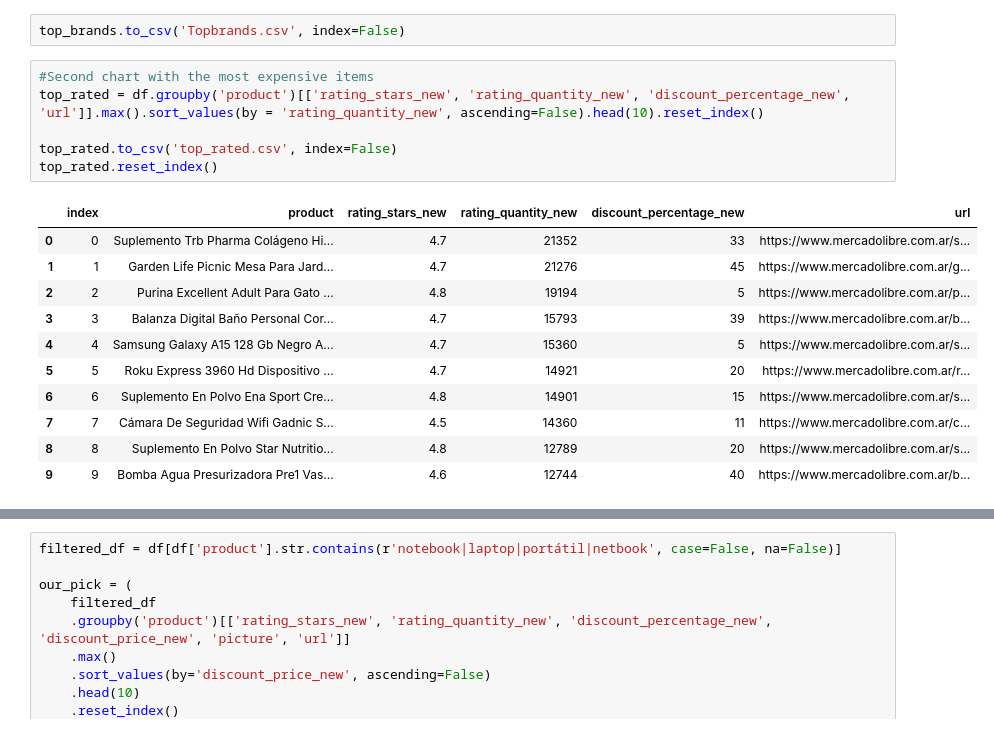
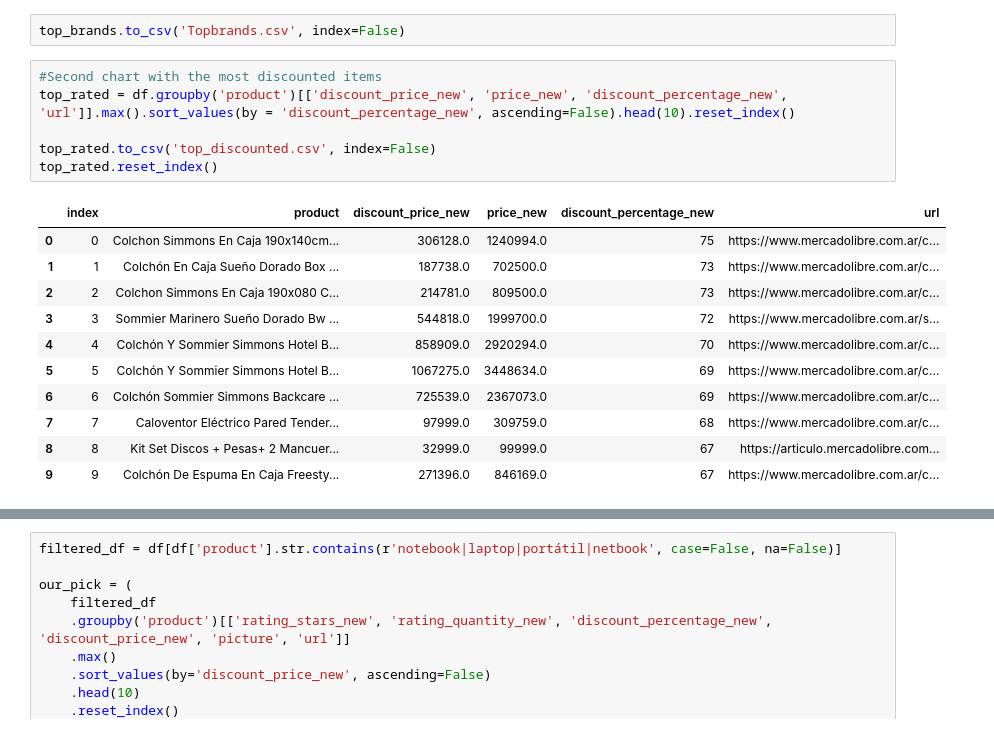
Before and after one commit to santimaestri/Ole-Recomendados, a Jupyter notebook: Topbrands.ipynb, the cells around one changed output, grey strips where cells are left out. Saved outputs shown, nothing was run; the diff lists cells and outputs as text.

```diff
--- a/Topbrands.ipynb
+++ b/Topbrands.ipynb
@@ -21,20 +29,20 @@ top_brands = df.groupby('brand')['product'].nunique().sort_values(ascending=Fals
 # %%
 top_brands.to_csv('Topbrands.csv', index=False)
 # %%
-#Second chart with the most expensive items
-top_rated = df.groupby('product')[['rating_stars_new', 'rating_quantity_new', 'discount_percentage_new', 'url']].max().sort_values(by = 'rating_quantity_new', ascending=False).head(10).reset_index()
+#Second chart with the most discounted items
+top_rated = df.groupby('product')[['discount_price_new', 'price_new', 'discount_percentage_new', 'url']].max().sort_values(by = 'discount_percentage_new', ascending=False).head(10).reset_index()
 
-top_rated.to_csv('top_rated.csv', index=False)
+top_rated.to_csv('top_discounted.csv', index=False)
 top_rated.reset_index()
 # %% [output]
-|  | index | product | rating_stars_new | rating_quantity_new | discount_percentage_new | url |
-| 0 | 0 | Suplemento Trb Pharma Colágeno Hi... | 4.7 | 21352 | 33 | https://www.mercadolibre.com.ar/s... |
-| 1 | 1 | Garden Life Picnic Mesa Para Jard... | 4.7 | 21276 | 45 | https://www.mercadolibre.com.ar/g... |
-| 2 | 2 | Purina Excellent Adult Para Gato ... | 4.8 | 19194 | 5 | https://www.mercadolibre.com.ar/p... |
-| 3 | 3 | Balanza Digital Baño Personal Cor... | 4.7 | 15793 | 39 | https://www.mercadolibre.com.ar/b... |
-| 4 | 4 | Samsung Galaxy A15 128 Gb Negro A... | 4.7 | 15360 | 5 | https://www.mercadolibre.com.ar/s... |
-| 5 | 5 | Roku Express 3960 Hd Dispositivo ... | 4.7 | 14921 | 20 | https://www.mercadolibre.com.ar/r... |
-| 6 | 6 | Suplemento En Polvo Ena Sport Cre... | 4.8 | 14901 | 15 | https://www.mercadolibre.com.ar/s... |
-| 7 | 7 | Cámara De Seguridad Wifi Gadnic S... | 4.5 | 14360 | 11 | https://www.mercadolibre.com.ar/c... |
-| 8 | 8 | Suplemento En Polvo Star Nutritio... | 4.8 | 12789 | 20 | https://www.mercadolibre.com.ar/s... |
-| 9 | 9 | Bomba Agua Presurizadora Pre1 Vas... | 4.6 | 12744 | 40 | https://www.mercadolibre.com.ar/b... |
+|  | index | product | discount_price_new | price_new | discount_percentage_new | url |
+| 0 | 0 | Colchon Simmons En Caja 190x140cm... | 306128.0 | 1240994.0 | 75 | https://www.mercadolibre.com.ar/c... |
+| 1 | 1 | Colchón En Caja Sueño Dorado Box ... | 187738.0 | 702500.0 | 73 | https://www.mercadolibre.com.ar/c... |
+| 2 | 2 | Colchon Simmons En Caja 190x080 C... | 214781.0 | 809500.0 | 73 | https://www.mercadolibre.com.ar/c... |
+| 3 | 3 | Sommier Marinero Sueño Dorado Bw ... | 544818.0 | 1999700.0 | 72 | https://www.mercadolibre.com.ar/s... |
+| 4 | 4 | Colchón Y Sommier Simmons Hotel B... | 858909.0 | 2920294.0 | 70 | https://www.mercadolibre.com.ar/c... |
+| 5 | 5 | Colchón Y Sommier Simmons Hotel B... | 1067275.0 | 3448634.0 | 69 | https://www.mercadolibre.com.ar/c... |
+| 6 | 6 | Colchón Sommier Simmons Backcare ... | 725539.0 | 2367073.0 | 69 | https://www.mercadolibre.com.ar/c... |
+| 7 | 7 | Caloventor Eléctrico Pared Tender... | 97999.0 | 309759.0 | 68 | https://www.mercadolibre.com.ar/c... |
+| 8 | 8 | Kit Set Discos + Pesas+ 2 Mancuer... | 32999.0 | 99999.0 | 67 | https://articulo.mercadolibre.com... |
+| 9 | 9 | Colchón De Espuma En Caja Freesty... | 271396.0 | 846169.0 | 67 | https://www.mercadolibre.com.ar/c... |
```
Also changed, not shown: parts of 2 cells of this notebook, 5 other files.
